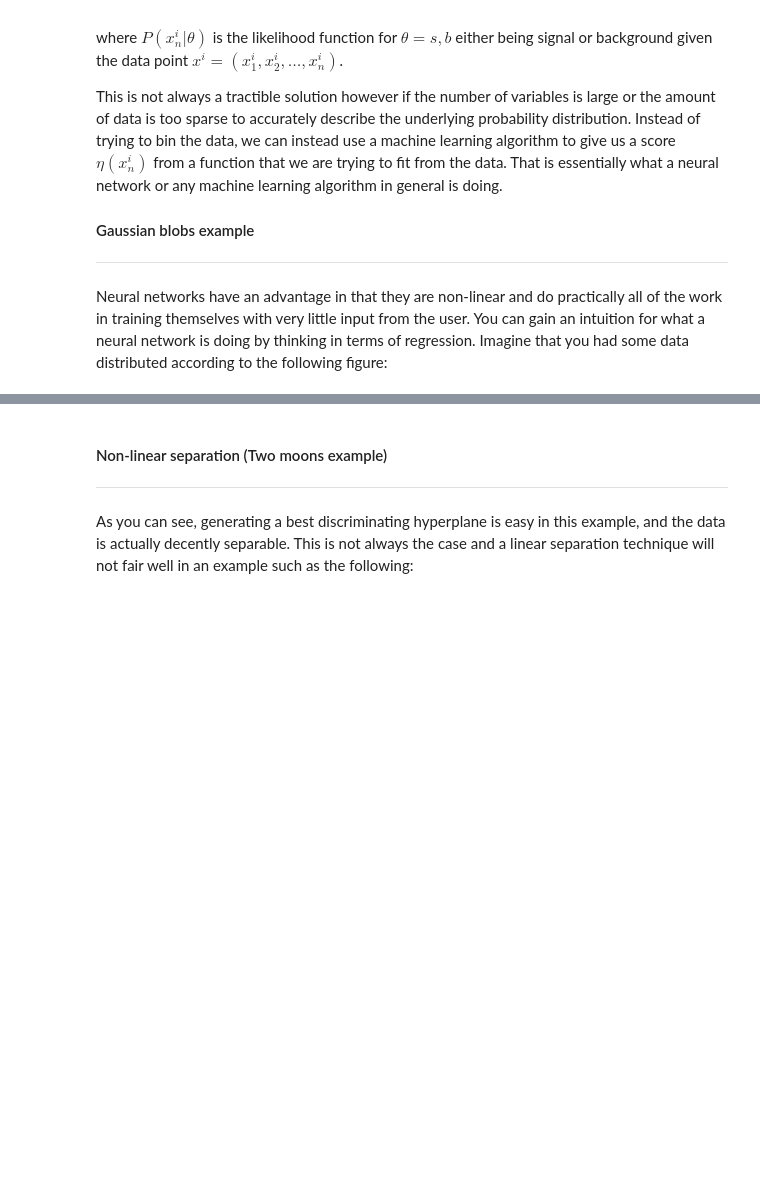
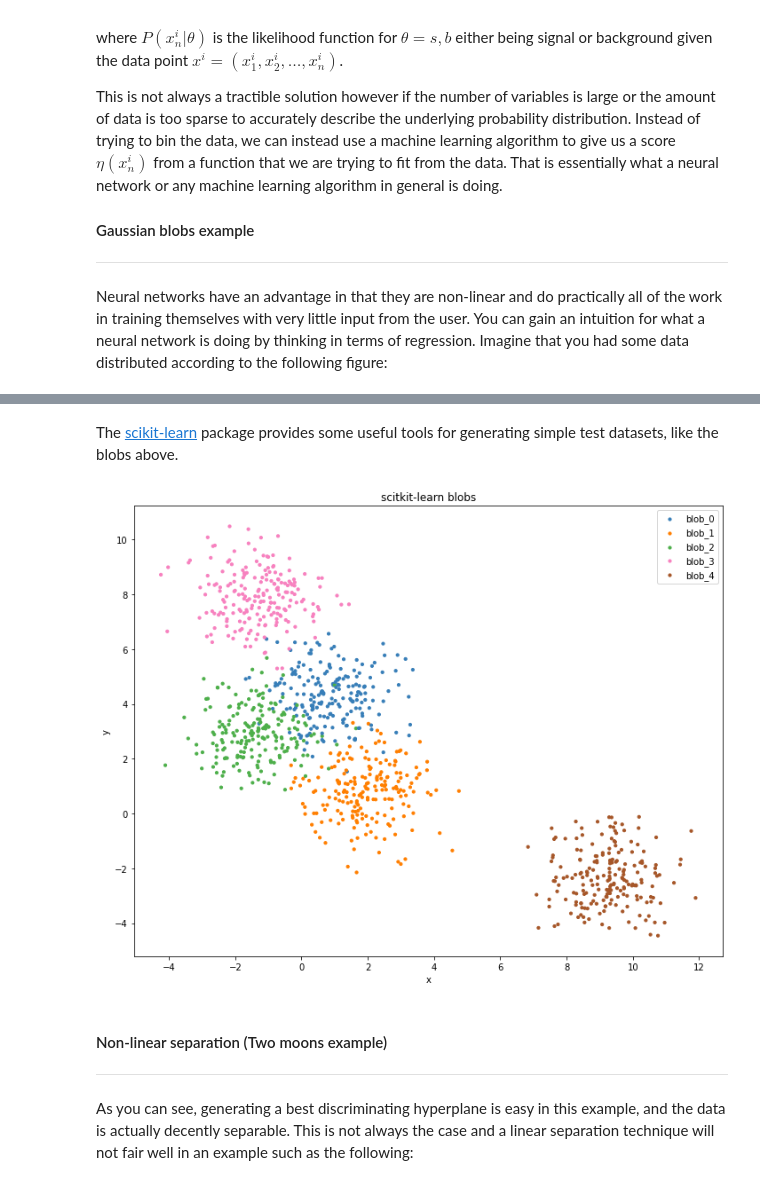
Before and after one commit to infophysics/machine_learning_tutorials, a Jupyter notebook: notebooks/MachineLearningBasics-PartI.ipynb, the cells around one changed output, grey strips where cells are left out. Cells and saved outputs as stored; diff of their text form; code cells hidden in the pictures; blank space fills up the shorter version.

```diff
--- a/notebooks/MachineLearningBasics-PartI.ipynb
+++ b/notebooks/MachineLearningBasics-PartI.ipynb
@@ -96,3 +107,24 @@ plt.show()
+# %% [markdown]
+The [scikit-learn](https://scikit-learn.org/stable/modules/classes.html#module-sklearn.datasets) package provides some useful tools for generating simple test datasets, like the blobs above.
+# %%
+"""
+Generate blobs from the scikit-learn package.
+"""
+# sklearn datasets has several generators, like make_blobs
+from sklearn.datasets import make_blobs
+from ml_helpers import plot_2d_classification
+# generate samples and labels
+x, y = make_blobs(
+    n_samples=1000,     # number of samples to generate
+    centers=5,          # number of blobs (classes)
+    n_features=2,       # dimension of the dataset
+    random_state=0      # seed for the random generation
+)
+
+# plot examples
+plot_2d_classification(x,y,title="scitkit-learn blobs",names=[f'blob_{i}' for i in range(5)])
+# %% [output]
+[figure, added]
 # %% [markdown]
 #### Non-linear separation (Two moons example)
 ----------------------
```
Also changed, not shown: parts of 12 cells of this notebook, 2 other files.
